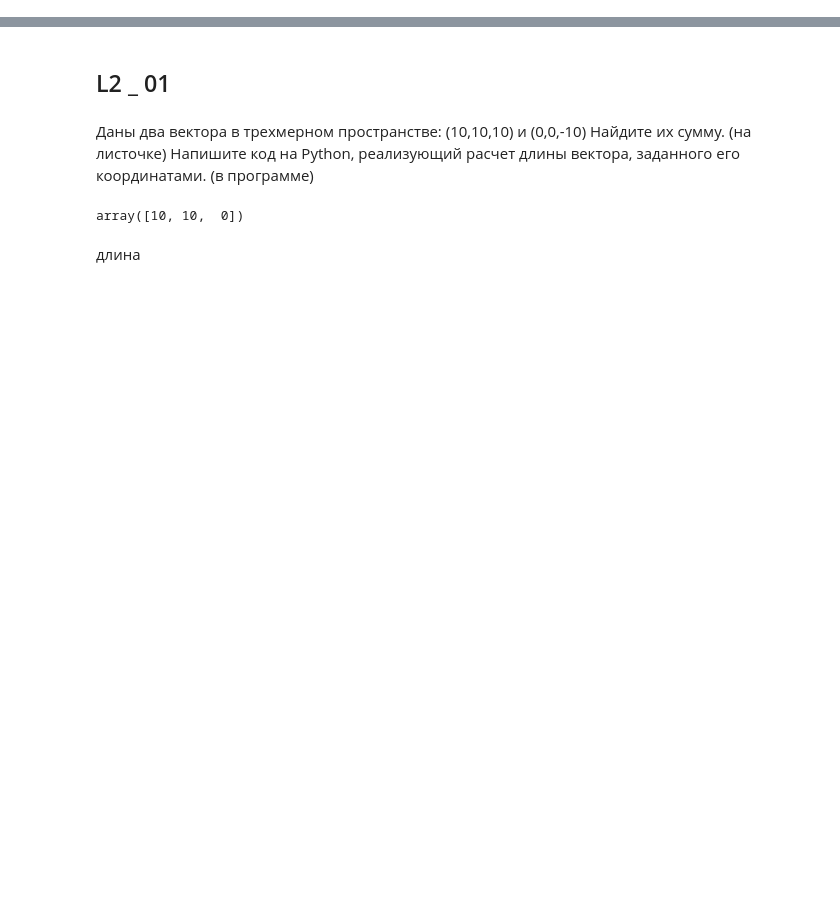
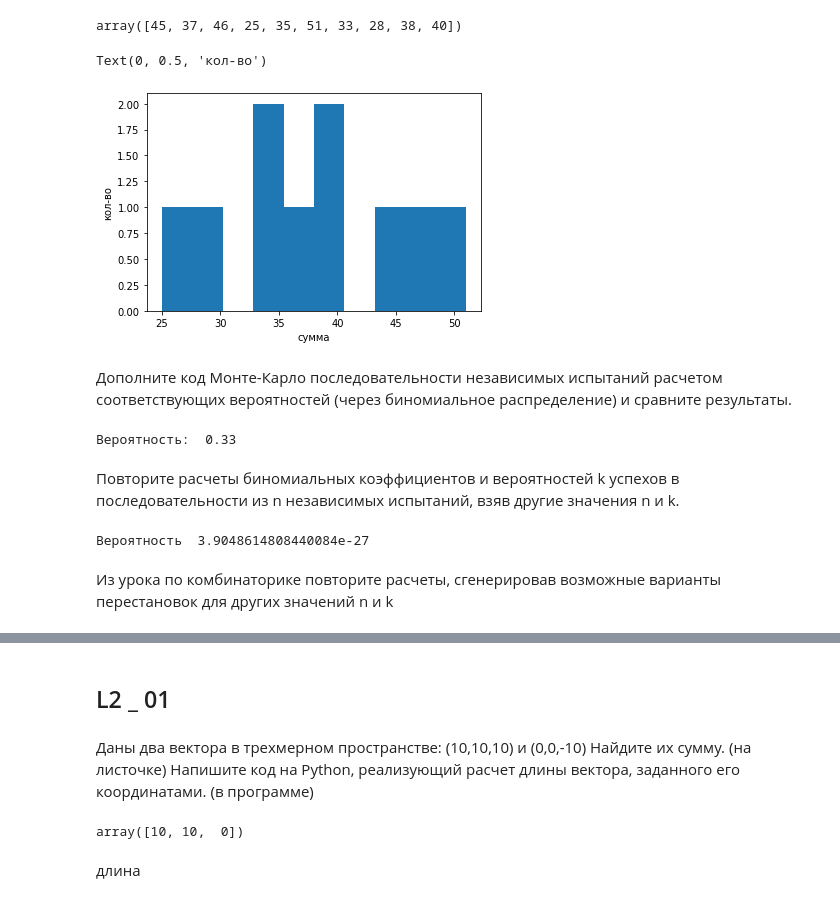
Before and after one commit to romankurnovskii/gb-jupyter, a Jupyter notebook: m01.ipynb, the cells around one changed output, grey strips where cells are left out. Saved outputs shown, nothing was run; the diff lists cells and outputs as text; code cells hidden in the pictures; blank space fills up the shorter version.

```diff
--- a/m01.ipynb
+++ b/m01.ipynb
@@ -4,0 +54,6 @@ import math
+# %%
+all=[]
+for i in range(10):
+    one = np.random.randint(0,9,10)
+    all.append(one)
+all
@@ -4,0 +71,45 @@ import math
+# %%
+sum = 0
+for i in all:
+    sum += i
+sum
+# %% [output]
+array([45, 37, 46, 25, 35, 51, 33, 28, 38, 40])
+# %%
+plt.hist(sum, bins=10)
+plt.xlabel('сумма')
+plt.ylabel('кол-во')
+# %% [output]
+Text(0, 0.5, 'кол-во')
+[figure, added]
+# %% [markdown]
+Дополните код Монте-Карло последовательности независимых испытаний расчетом соответствующих вероятностей (через биномиальное распределение)
+и сравните результаты.
+# %%
+k, n = 2, 100
+a = np.random.randint(0, 2, n)
+b = np.random.randint(0, 2, n)
+c = np.random.randint(0, 2, n)
+d = np.random.randint(0, 2, n)
+x = a + b + c + d
+
+for i in range(n):
+    if x[i] == 2:
+        k = k + 1
+
+print('Вероятность: ', k / n)
+# %% [output]
+Вероятность:  0.33
+# %% [markdown]
+Повторите расчеты биномиальных коэффициентов и вероятностей k успехов в последовательности из n независимых испытаний, взяв другие значения n и k.
+# %%
+#  чтото похожу не так делаю
+k, n = 2, 100
+nk = np.math.factorial(n) / (np.math.factorial(k) * np.math.factorial(n-k))
+pnk = nk / pow(2, n)
+
+print ('Вероятность ', pnk)
+# %% [output]
+Вероятность  3.9048614808440084e-27
+# %% [markdown]
+Из урока по комбинаторике повторите расчеты, сгенерировав возможные варианты перестановок для других значений n и k
```
Also changed, not shown: parts of 17 cells of this notebook.
